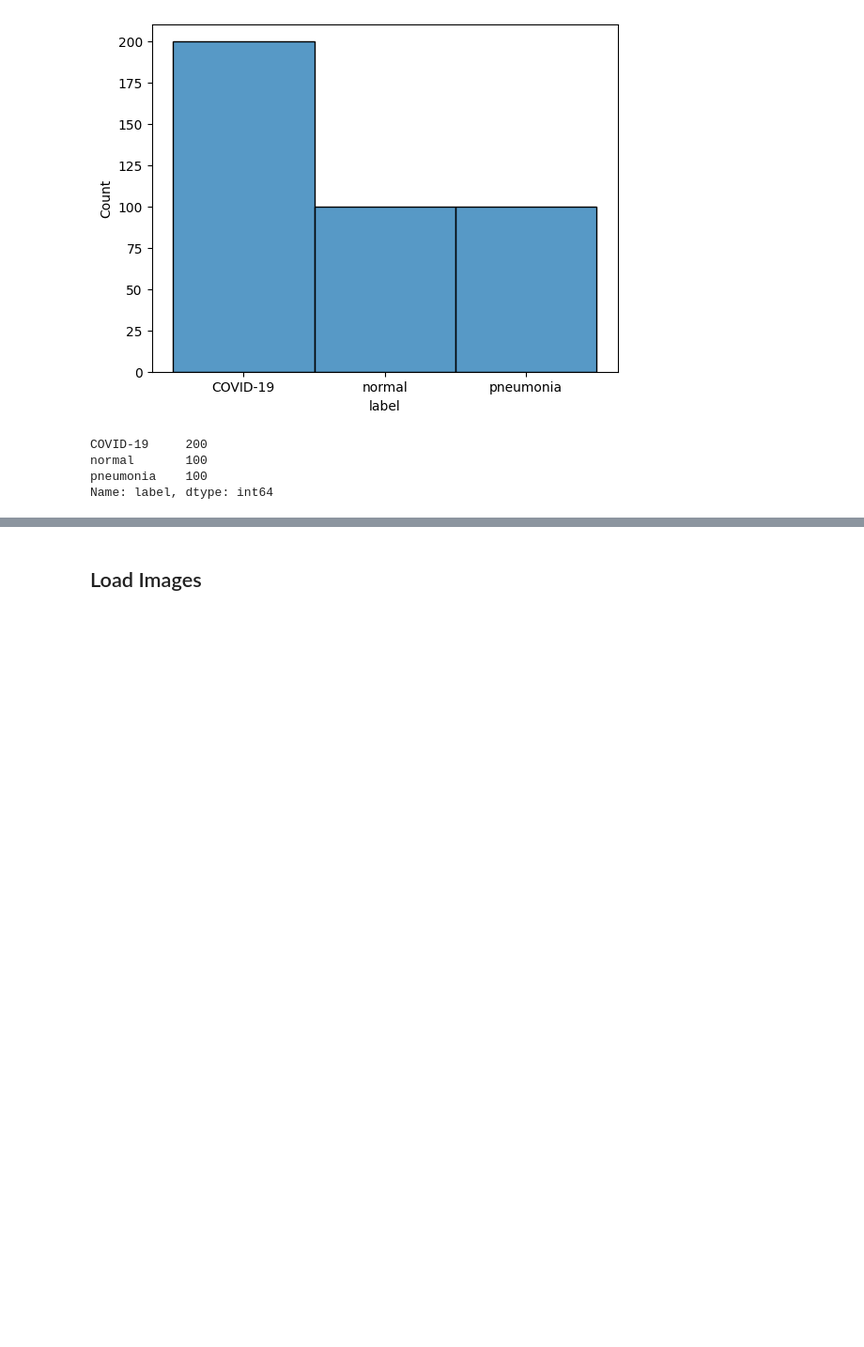
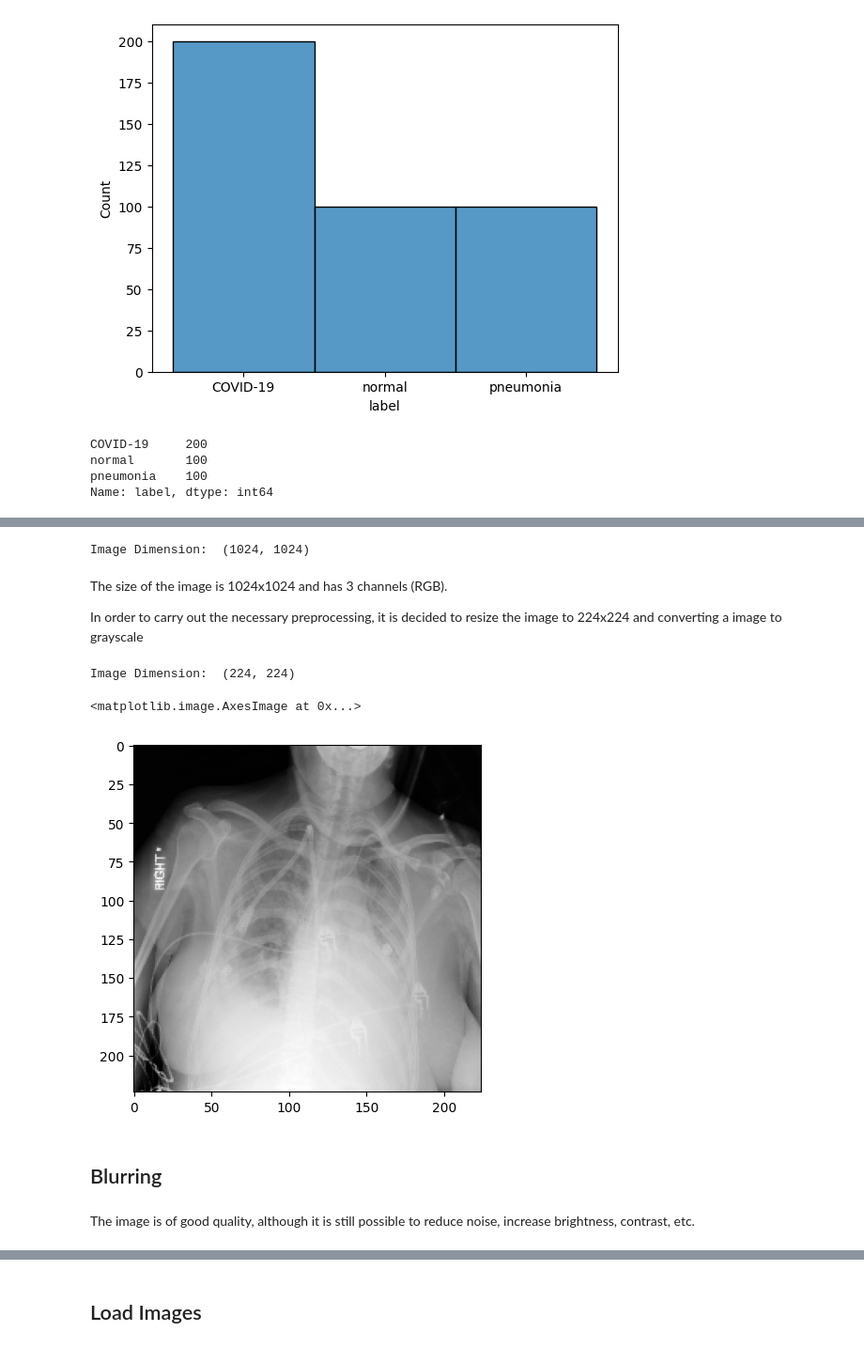
Before and after one commit to giocoal/CXR-ACGAN-chest-xray-generator-covid19-pneumonia, a Jupyter notebook: 2. Image Classification.ipynb, the cells around one changed output, grey strips where cells are left out. Shown at 94% size. Drawn from its saved outputs; the diff is of its cells as text; code cells hidden in the pictures; blank space fills up the shorter version.

Commit message:
Image Processing
- Blurr
- Gamma correction
- Adaptive Gamma Correction

```diff
--- a/2. Image Classification.ipynb
+++ b/2. Image Classification.ipynb
@@ -30,3 +41,6 @@ import pandas as pd
+# %%
+# Set visualization size for figures
+plt.rcParams['figure.figsize'] = [15,15] # width, height
 # %% [markdown]
 # Load Data
 # %% [markdown]
@@ -91,0 +103,29 @@ Name: label, dtype: int64
+# %%
+im = cv2.imread('../data/train/000db696-cf54-4385-b10b-6b16fbb3f985.png')
+im = cv2.cvtColor(im, cv2.COLOR_RGB2BGR)
+# %%
+im = cv2.cvtColor(im, cv2.COLOR_BGR2GRAY)
+# %%
+# Image size
+print('Image Dimension: ',im.shape)
+# %% [output]
+Image Dimension:  (1024, 1024)
+# %% [markdown]
+The size of the image is 1024x1024 and has 3 channels (RGB).
+
+In order to carry out the necessary preprocessing, it is decided to resize the image to 224x224 and converting a image to grayscale
+# %%
+im = cv2.resize(im, (224,224))
+# %%
+print('Image Dimension: ',im.shape)
+# %% [output]
+Image Dimension:  (224, 224)
+# %%
+plt.imshow(im, cmap="gray")
+# %% [output]
+<matplotlib.image.AxesImage at 0x...>
+[figure, added]
+# %% [markdown]
+## Blurring
+# %% [markdown]
+The image is of good quality, although it is still possible to reduce noise, increase brightness, contrast, etc.
```
Also changed, not shown: parts of 22 cells of this notebook, 5 other files.
